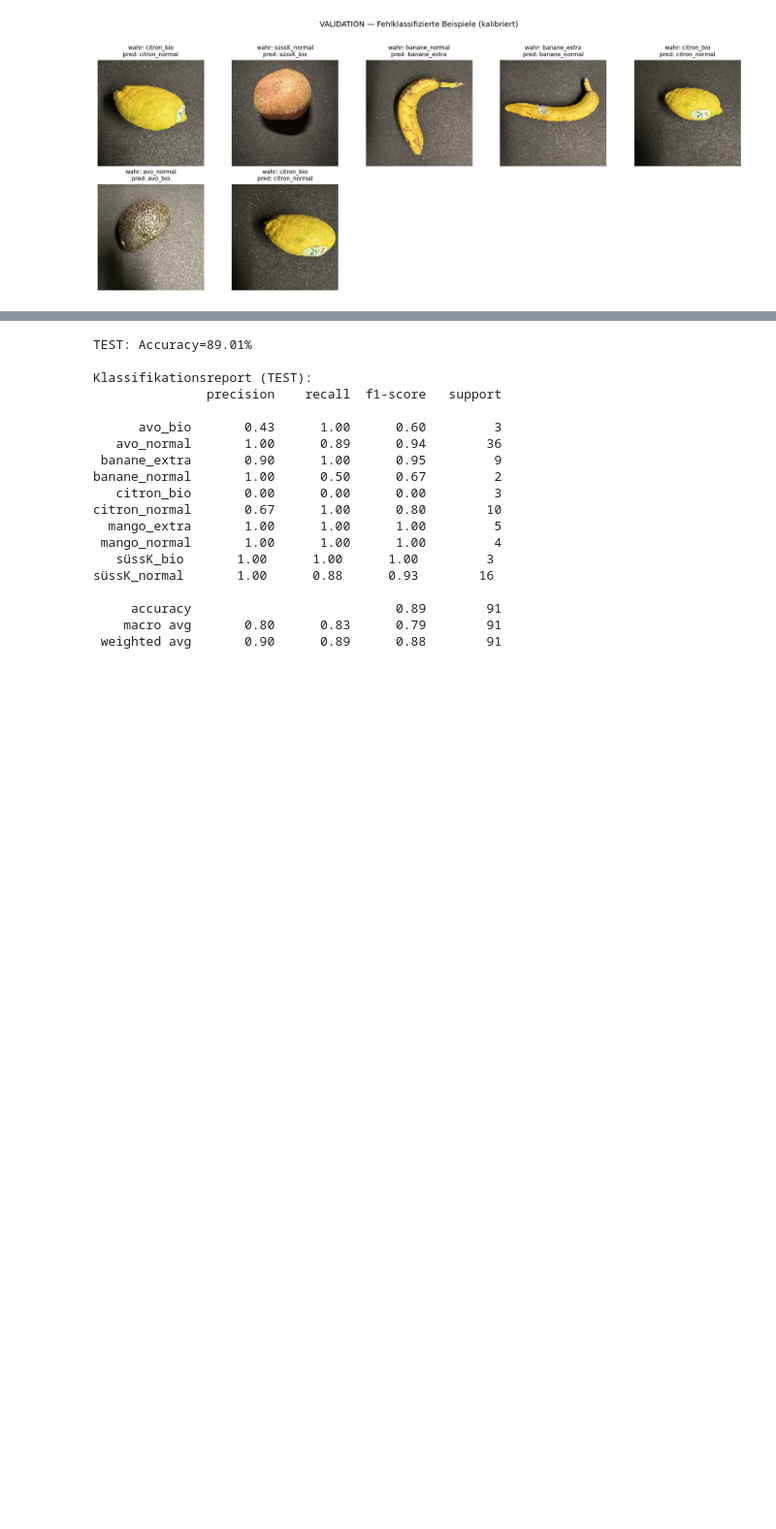
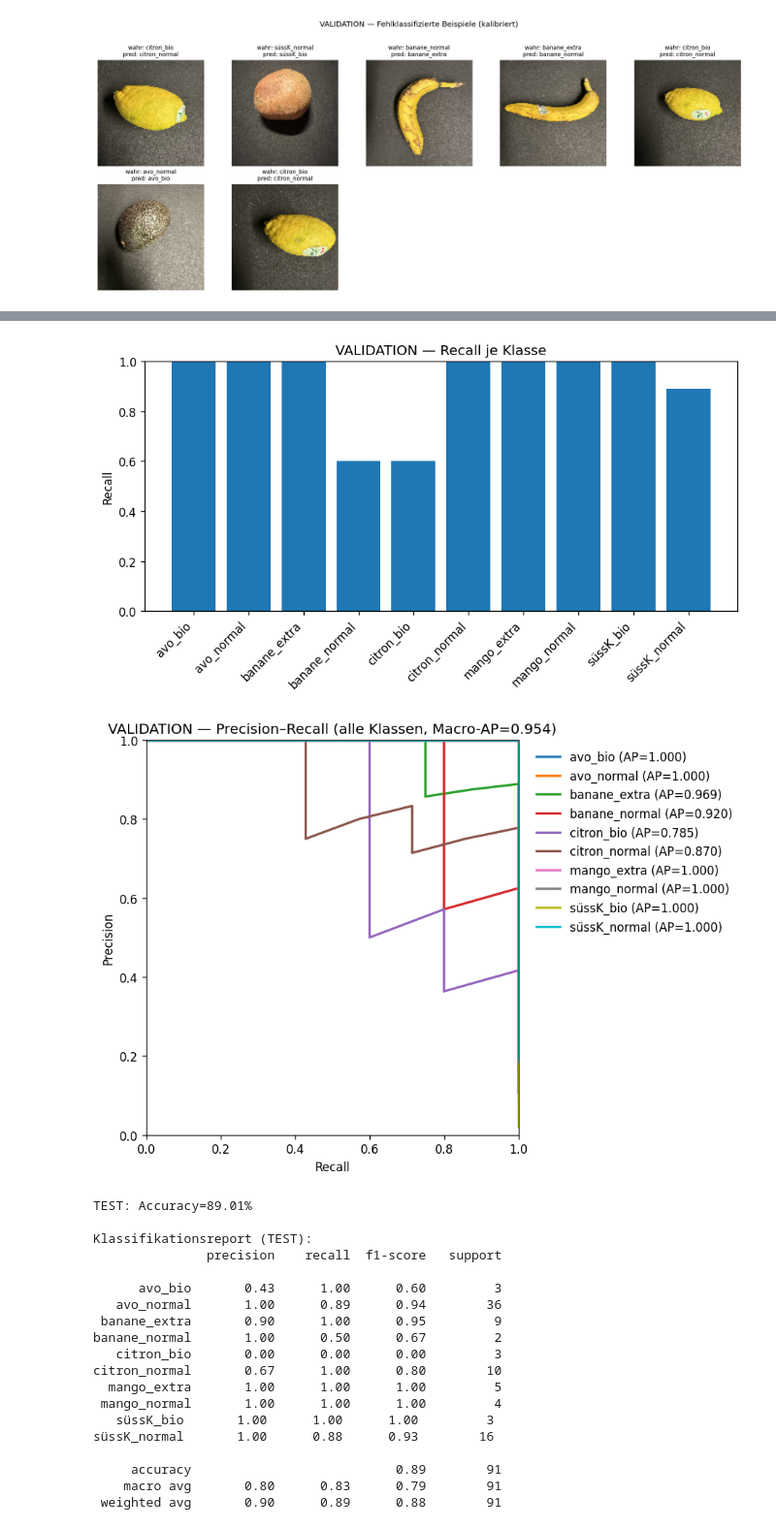
Before and after one commit to SheKJana/first-own-repository, a Jupyter notebook: DSCI HS25/Bildextraktion_alleFrüchteBilder.ipynb, the cells around one changed output, grey strips where cells are left out. Shown at 97% size. Cells and saved outputs as stored; diff of their text form; code cells hidden in the pictures; blank space fills up the shorter version.

```diff
--- a/DSCI HS25/Bildextraktion_alleFrüchteBilder.ipynb
+++ b/DSCI HS25/Bildextraktion_alleFrüchteBilder.ipynb
@@ -419,3 +479,46 @@ else:
+# %%
+# Block 8C — VALIDATION: Recall je Klasse + Precision–Recall-Kurven für ALLE Klassen
+import numpy as np, matplotlib.pyplot as plt
+from sklearn.metrics import confusion_matrix, precision_recall_curve, auc
+
+# Vorhersagen (kalibriert)
+val_logits, val_labels = [], []
+for xb, yb in val_ds:
+    val_logits.append(model.predict(xb, verbose=0))
+    val_labels.append(yb.numpy())
+val_logits = np.concatenate(val_logits, 0)
+val_labels = np.concatenate(val_labels, 0)
+val_probs  = apply_T(val_logits, T)
+val_pred   = val_probs.argmax(axis=1)
+
+# Recall je Klasse (Balken)
+cm_v = confusion_matrix(val_labels, val_pred, labels=np.arange(len(class_names)))
+support_v = cm_v.sum(axis=1).clip(min=1)
+recall_v = (cm_v.diagonal() / support_v).astype(float)
+
+plt.figure(figsize=(8,4.5))
+plt.bar(range(len(class_names)), recall_v)
+plt.xticks(range(len(class_names)), class_names, rotation=45, ha='right')
+plt.ylim(0,1); plt.ylabel('Recall'); plt.title('VALIDATION — Recall je Klasse')
+plt.tight_layout(); plt.show()
+
+# Precision–Recall für ALLE Klassen (+ Macro-AP)
+y_true_oh = np.eye(len(class_names))[val_labels]
+plt.figure(figsize=(7.8,5.6))
+ap_list = []
+for i in range(len(class_names)):
+    p, r, _ = precision_recall_curve(y_true_oh[:, i], val_probs[:, i])
+    ap = auc(r, p) if len(r) > 1 else 0.0
+    ap_list.append(ap)
+    plt.plot(r, p, linewidth=2, label=f"{class_names[i]} (AP={ap:.3f})")
+macro_ap = float(np.mean(ap_list)) if ap_list else 0.0
+plt.xlabel("Recall"); plt.ylabel("Precision")
+plt.title(f"VALIDATION — Precision–Recall (alle Klassen, Macro-AP={macro_ap:.3f})")
+plt.legend(bbox_to_anchor=(1.02,1), loc="upper left", frameon=False, ncol=1)
+plt.xlim(0,1); plt.ylim(0,1); plt.tight_layout(); plt.show()
+# %% [output]
+[figure, added]
+[figure, added]
 # %%
 # Block 9 — Test: Accuracy, Klassifikationsreport und Confusion-Matrix im einheitlichen Stil
 import numpy as np
```
Also changed, not shown: parts of 2 cells of this notebook.
